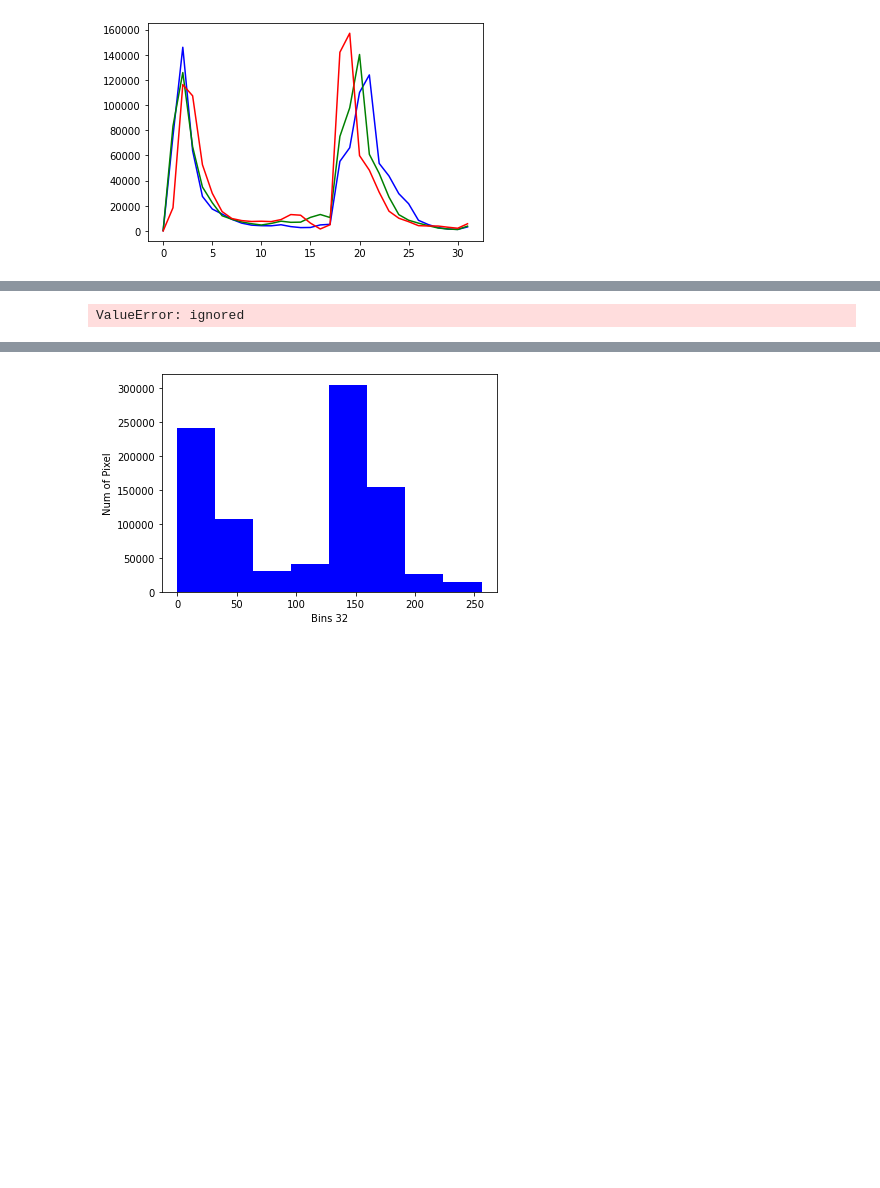
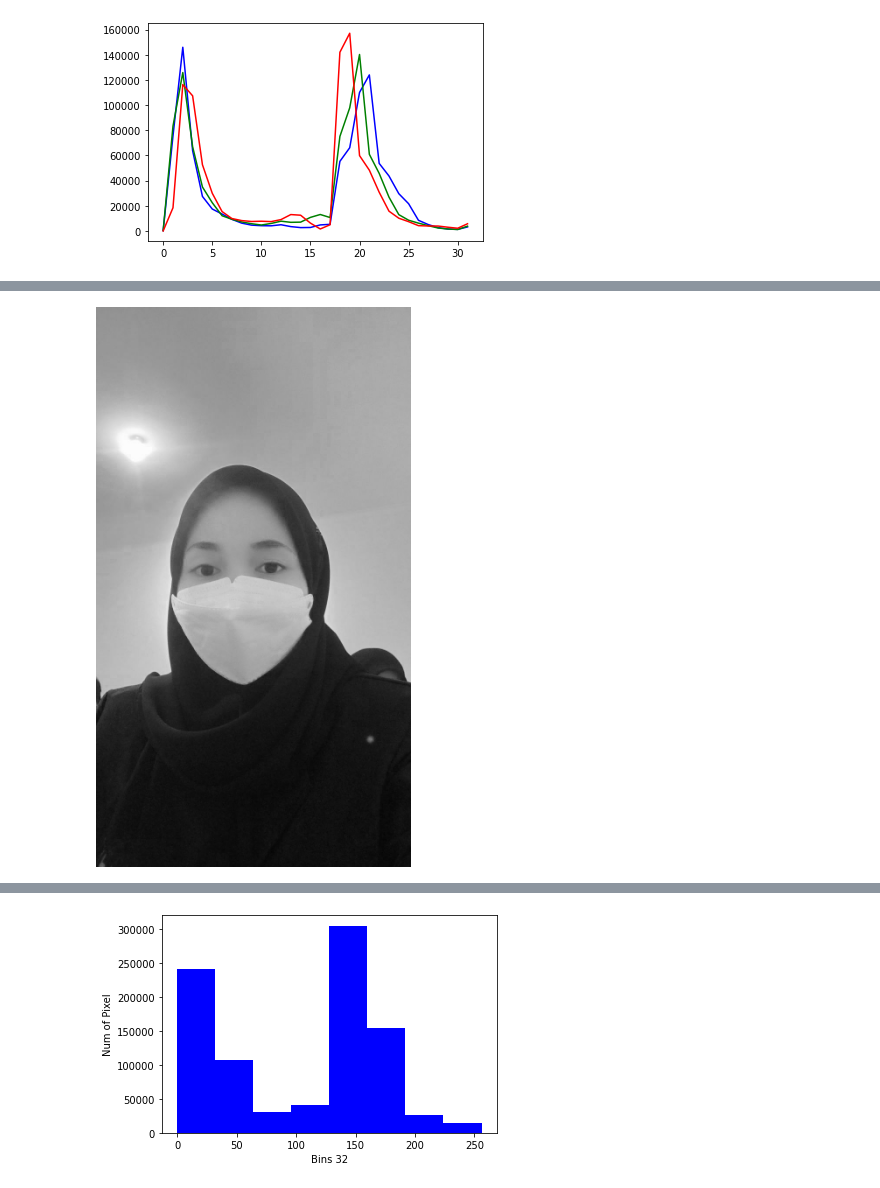
Before and after one commit to ciika17/PengolahanCitraDigital, a Jupyter notebook: 2006047_Siska_Nuraeni_UTS_PCD_Ganjil.ipynb, the cells around one changed output, grey strips where cells are left out. Saved outputs shown, nothing was run; the diff lists cells and outputs as text; code cells hidden in the pictures; blank space fills up the shorter version.

```diff
--- a/2006047_Siska_Nuraeni_UTS_PCD_Ganjil.ipynb
+++ b/2006047_Siska_Nuraeni_UTS_PCD_Ganjil.ipynb
@@ -63,11 +72,9 @@ cv2_imshow(b)
 # %%
-image = io.imread(url)
-
 #blue channel
 bluech = image[:,:,0]
 cv2_imshow(bluech)
 # %% [output]
-ValueError: ignored
+[figure, added]
 # %%
 plt.hist(bluech.ravel(), 16, [0, 256], color='blue')
 plt.xlabel('Bins 16')
```
Also changed, not shown: parts of 4 cells of this notebook.
